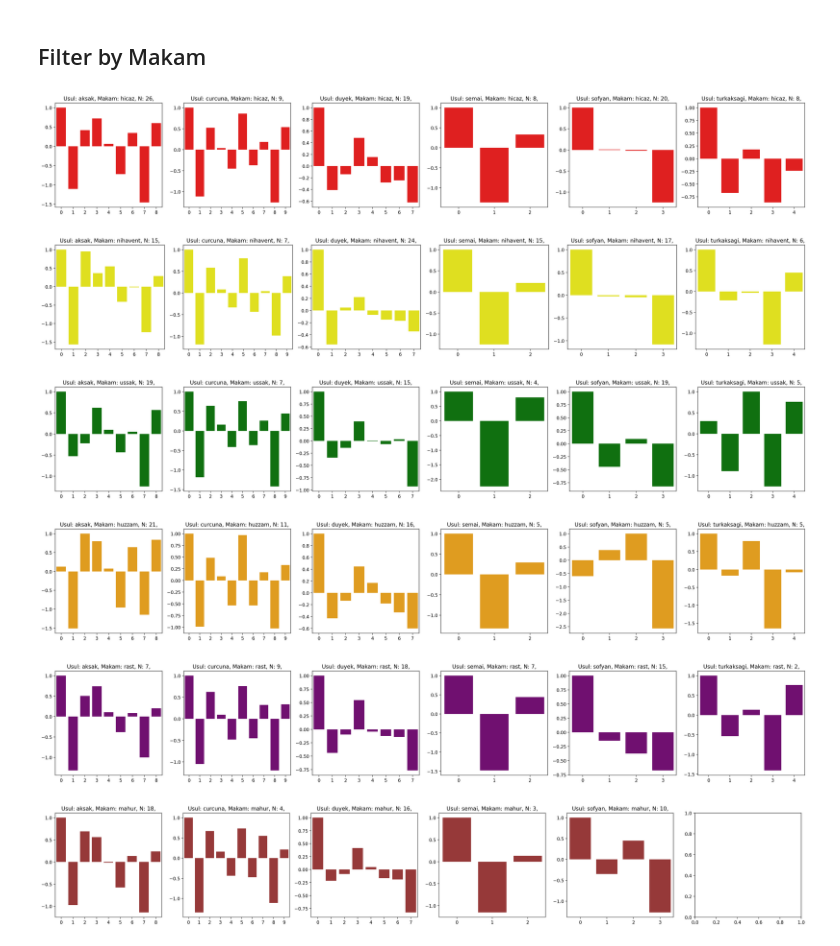
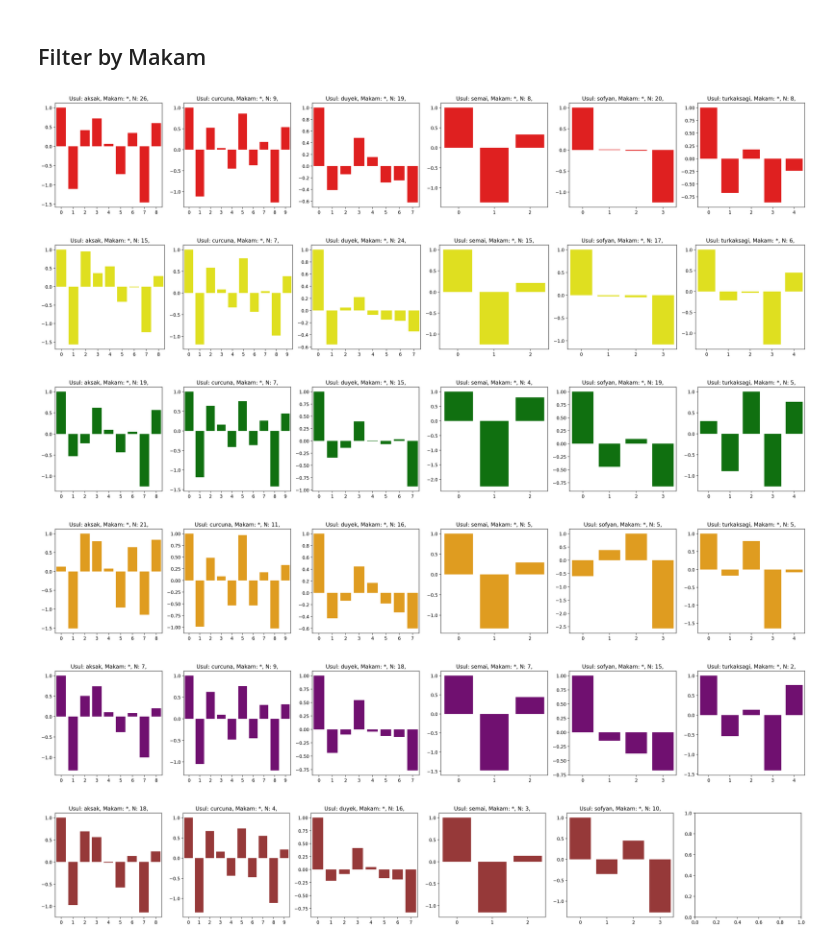
Before and after one commit to alexvilanovab/makam-amplab, a Jupyter notebook: alex.ipynb, the cells around one changed output. Cells and saved outputs as stored; diff of their text form; code cells hidden in the pictures.

```diff
--- a/alex.ipynb
+++ b/alex.ipynb
@@ -348,7 +349,7 @@ def sum_lists(list_of_lists):
 
 # ---
 
-def plot_beat_diff(data, color='blue', makam=None):
+def analyse_and_plot_beat_diff(data, color='blue', plot=True, makam=None):
     beat_data_diff_overview = {}
     for i, row in data.iterrows():
         music = row['music']
@@ -399,6 +400,7 @@ def plot_beat_diff(data, color='blue', makam=None):
 
         sum_norms = sum_lists(full_beat_data_diff_seg_sum_norm)
         beat_data_diff_overview[usul]['diff_norm'] = list(np.array(sum_norms) / max(sum_norms))
+        beat_data_diff_overview[usul]['full_beat_data_diff'] = full_beat_data_diff
 
     # for usul, beat_data_diff in beat_data_diff_overview.items():
     #     beat_count = len(beat_data_diff['full_beat_data'])
@@ -436,23 +438,23 @@ def plot_beat_diff(data, color='blue', makam=None):
         sum_norms = sum_lists(full_beat_data_diff_seg_sum_norm)
         beat_data_diff_overview[usul]['diff_norm'] = list(np.array(sum_norms) / max(sum_norms))
 
-    fig, axs = plt.subplots(1, 6, figsize=(24, 4))  # 6 rows, 1 column for 6 subplots
+    if plot:
+        _, axs = plt.subplots(1, 6, figsize=(24, 4))  # 6 rows, 1 column for 6 subplots
+        beat_data_diff_overview_sorted = dict(sorted(beat_data_diff_overview.items(), key=lambda x: x[0]))
+        for i, (usul, beat_data_diff) in enumerate(beat_data_diff_overview_sorted.items()):
+            beat_count = len(beat_data_diff['full_beat_data'])
+            mean_diff = beat_data_diff['diff_norm']
+            n = len(mean_diff)
 
-    beat_data_diff_overview = dict(sorted(beat_data_diff_overview.items(), key=lambda x: x[0]))
-    for i, (usul, beat_data_diff) in enumerate(beat_data_diff_overview.items()):
-        beat_count = len(beat_data_diff['full_beat_data'])
-        mean_diff = beat_data_diff['diff_norm']
-        n = len(mean_diff)
+            sns.barplot(x=np.arange(n), y=mean_diff, ax=axs[i], color=color)
+            axs[i].set_title(f'Usul: {usul}, Makam: {makam if makam else "*"}, N: {beat_count},')
 
-        # Plot using Seaborn barplot.
-        # plot a color palette based on the y-axis value
-        sns.barplot(x=np.arange(n), y=mean_diff, ax=axs[i], color=color)
-        axs[i].set_title(f'Usul: {usul}, Makam: {makam if makam else "*"}, N: {beat_count},')
+        plt.tight_layout()
+        plt.show()
 
-    plt.tight_layout()
-    plt.show()
+    return beat_data_diff_overview
 
-plot_beat_diff(df)
+res = analyse_and_plot_beat_diff(df)
 # %% [output]
 [figure]
 # %% [markdown]
@@ -460,22 +462,22 @@ plot_beat_diff(df)
 # %%
 filtered_df = df[df['usul_file'].isin(VALID_USULS_FILENAME)]
 colors = ['red', 'yellow', 'green', 'orange', 'purple', 'brown']
 
 # Define the list
 my_list = list(filtered_df['makam_file'])
 
 # Count the occurrences
 occurrences = Counter(my_list)
 
 sorted_occurrences = sorted(occurrences.items(), key=lambda x: x[1], reverse=True)
 
 for i, (makam, count) in enumerate(sorted_occurrences[:6]):
     df_makam = df[df['makam_file'] == makam]
-    plot_beat_diff(df_makam, colors[i], makam)
+    res = analyse_and_plot_beat_diff(df_makam, colors[i], makam)
 # %% [output]
 [figure]
-[figure, old version]
+[figure, new version]
-[figure, old version]
+[figure, new version]
-[figure, old version]
+[figure, new version]
 [figure]
-[figure, old version]
+[figure, new version]
```
Also changed, not shown: parts of 3 cells of this notebook.
